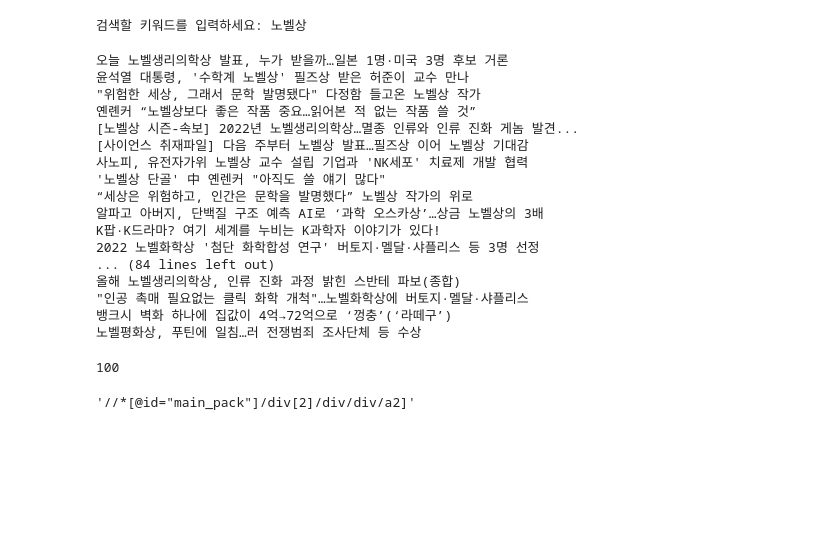
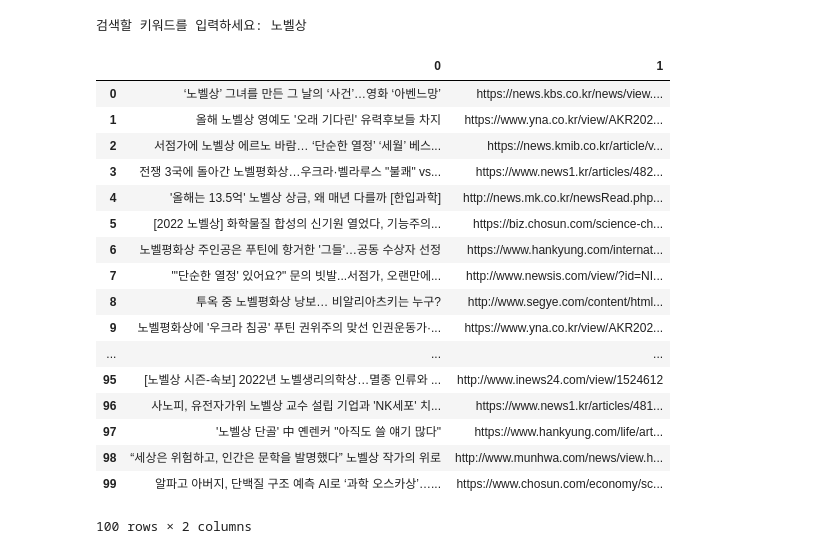
Before and after one commit to SuyongMauriceYang/ElementaryFinEngineering, a Jupyter notebook: practice_bs4.ipynb, the cells around one changed output. Drawn from its saved outputs; the diff is of its cells as text; code cells hidden in the pictures; blank space fills up the shorter version.

Commit message:
news crawling and make dataframe with pandas

```diff
--- a/practice_bs4.ipynb
+++ b/practice_bs4.ipynb
@@ -473,12 +473,26 @@ time.sleep(.5)
 #news_titles = list()
 tot = 0
 j=1
+title=[]
+source = []
+dates = []
 while tot < 100:
     try:
-        news_titles = driver.find_elements_by_css_selector(".news_tit")
+        news_titles=driver.find_elements_by_css_selector(".news_tit")
         for i in news_titles:
-            title = i.text
-            print(title)
+            title=title + [i.text]
+            #tex = i.text
+            #time.sleep(0.3)
+            #source.append(i.get_attribute('href'))
+            source = source + [i.get_attribute('href')]
+            #time.sleep(0.3)
+            #dates.append()
+            #dates = dates + [i.find_element_by_css_selector('li.bx>div>div.news_area>div[1].news_info>div[2].info_group>span.info')]
+            #dates = dates + [i.find_element_by_css_selector('span.info')]
+            #  //*[@id="sp_nws382"]/div/div/div[1]/div[2]/span
+            #sp_nws383 > div.news_wrap.api_ani_send > div > div.news_info > div.info_group > span
+            #/html/body/div[3]/div[2]/div/div[1]/section/div/div[2]/ul/li[2]/div[1]/div/div[1]/div[2]/span
+            #print(tex)
         tot = tot + len(news_titles)
         j=j+1
         #temp = '//*[@id="main_pack"]/div[2]/div/div/a'+str(j)+']'
@@ -487,29 +501,26 @@ while tot < 100:
         time.sleep(0.3)
     except:
         break
-# %% [output]
-오늘 노벨생리의학상 발표, 누가 받을까…일본 1명·미국 3명 후보 거론
-윤석열 대통령, '수학계 노벨상' 필즈상 받은 허준이 교수 만나
-"위험한 세상, 그래서 문학 발명됐다" 다정함 들고온 노벨상 작가
-옌롄커 “노벨상보다 좋은 작품 중요…읽어본 적 없는 작품 쓸 것”
-[노벨상 시즌-속보] 2022년 노벨생리의학상…멸종 인류와 인류 진화 게놈 발견...
-[사이언스 취재파일] 다음 주부터 노벨상 발표…필즈상 이어 노벨상 기대감
-사노피, 유전자가위 노벨상 교수 설립 기업과 'NK세포' 치료제 개발 협력
-'노벨상 단골' 中 옌렌커 "아직도 쓸 얘기 많다"
-“세상은 위험하고, 인간은 문학을 발명했다” 노벨상 작가의 위로
-알파고 아버지, 단백질 구조 예측 AI로 ‘과학 오스카상’…상금 노벨상의 3배
-K팝·K드라마? 여기 세계를 누비는 K과학자 이야기가 있다!
-2022 노벨화학상 '첨단 화학합성 연구' 버토지·멜달·샤플리스 등 3명 선정
-... (84 lines left out)
-올해 노벨생리의학상, 인류 진화 과정 밝힌 스반테 파보(종합)
-"인공 촉매 필요없는 클릭 화학 개척"…노벨화학상에 버토지·멜달·샤플리스
-뱅크시 벽화 하나에 집값이 4억→72억으로 ‘껑충’(‘라떼구’)
-노벨평화상, 푸틴에 일침…러 전쟁범죄 조사단체 등 수상
-# %%
-tot
-# %% [output]
-100
-# %%
-temp
-# %% [output]
-'//*[@id="main_pack"]/div[2]/div/div/a2]'
+# %%
+sum = list(zip(title,source))
+sum_frame = pd.DataFrame(sum)
+sum_frame
+# %% [output]
+|  | 0 | 1 |
+| 0 | ‘노벨상’ 그녀를 만든 그 날의 ‘사건’…영화 ‘아벤느망’ | https://news.kbs.co.kr/news/view.... |
+| 1 | 올해 노벨상 영예도 '오래 기다린' 유력후보들 차지 | https://www.yna.co.kr/view/AKR202... |
+| 2 | 서점가에 노벨상 에르노 바람… ‘단순한 열정’ ‘세월’ 베스... | https://news.kmib.co.kr/article/v... |
+| 3 | 전쟁 3국에 돌아간 노벨평화상…우크라·벨라루스 "불쾌" vs... | https://www.news1.kr/articles/482... |
+| 4 | '올해는 13.5억' 노벨상 상금, 왜 매년 다를까 [한입과학] | http://news.mk.co.kr/newsRead.php... |
+| 5 | [2022 노벨상] 화학물질 합성의 신기원 열었다, 기능주의... | https://biz.chosun.com/science-ch... |
+| 6 | 노벨평화상 주인공은 푸틴에 항거한 '그들'…공동 수상자 선정 | https://www.hankyung.com/internat... |
+| 7 | "'단순한 열정' 있어요?" 문의 빗발...서점가, 오랜만에... | http://www.newsis.com/view/?id=NI... |
+| 8 | 투옥 중 노벨평화상 낭보… 비알리아츠키는 누구? | http://www.segye.com/content/html... |
+| 9 | 노벨평화상에 '우크라 침공' 푸틴 권위주의 맞선 인권운동가·... | https://www.yna.co.kr/view/AKR202... |
+| ... | ... | ... |
+| 95 | [노벨상 시즌-속보] 2022년 노벨생리의학상…멸종 인류와 ... | http://www.inews24.com/view/1524612 |
+| 96 | 사노피, 유전자가위 노벨상 교수 설립 기업과 'NK세포' 치... | https://www.news1.kr/articles/481... |
+| 97 | '노벨상 단골' 中 옌렌커 "아직도 쓸 얘기 많다" | https://www.hankyung.com/life/art... |
+| 98 | “세상은 위험하고, 인간은 문학을 발명했다” 노벨상 작가의 위로 | http://www.munhwa.com/news/view.h... |
+| 99 | 알파고 아버지, 단백질 구조 예측 AI로 ‘과학 오스카상’…... | https://www.chosun.com/economy/sc... |
+100 rows × 2 columns
```
Also changed, not shown: parts of 1 cell of this notebook.
